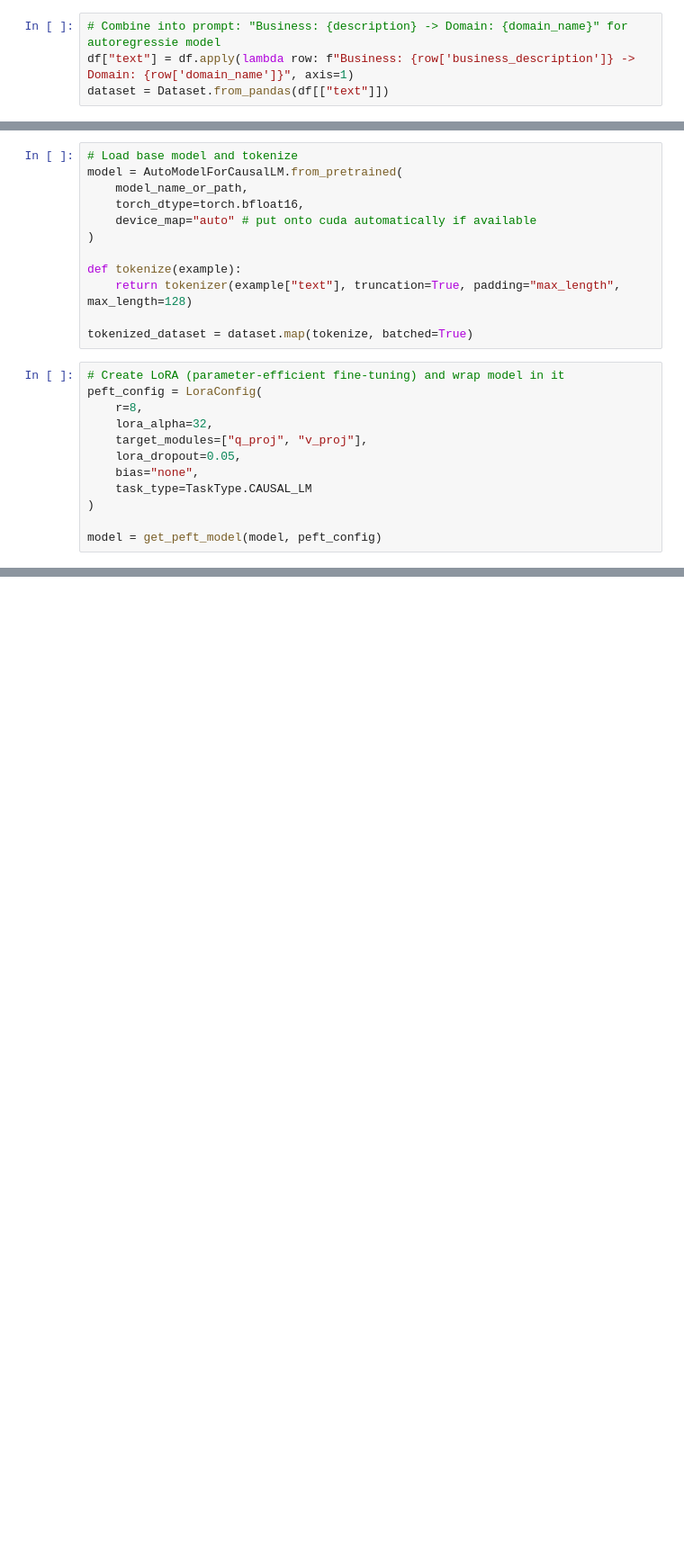
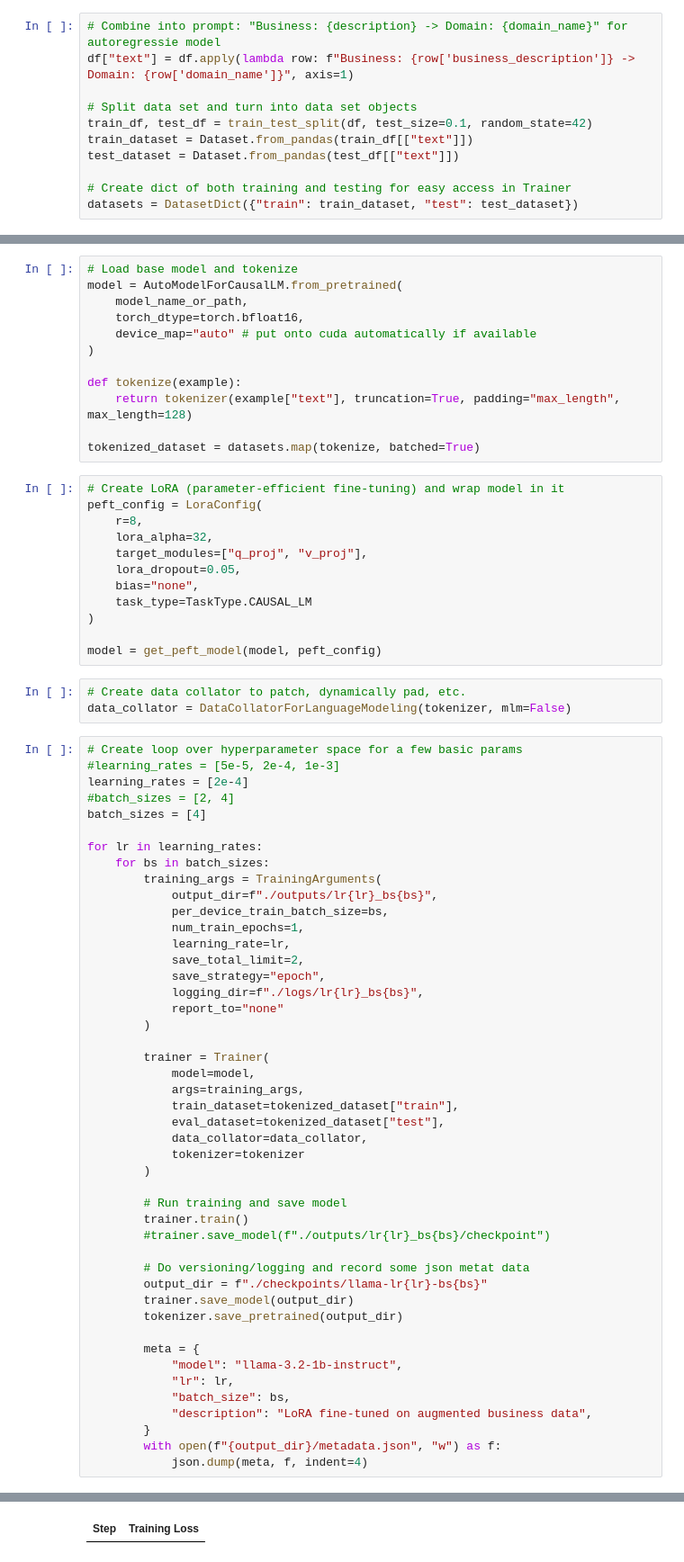
Before and after one commit to reggiebain/domain-name-generator, a Jupyter notebook: fine_tune_llm.ipynb, the cells around one changed output, grey strips where cells are left out. Shown at 90% size. Saved outputs shown, nothing was run; the diff lists cells and outputs as text; blank space fills up the shorter version.

Commit message:
Kaggle Notebook | fine_tune_llm | try hyperparam loop

```diff
--- a/fine_tune_llm.ipynb
+++ b/fine_tune_llm.ipynb
@@ -31,4 +33,11 @@ E0000 00:00:1753538376.899594      36 cuda_blas.cc:1418] Unable to register cuBL
 # %%
 # Combine into prompt: "Business: {description} -> Domain: {domain_name}" for autoregressie model
 df["text"] = df.apply(lambda row: f"Business: {row['business_description']} -> Domain: {row['domain_name']}", axis=1)
-dataset = Dataset.from_pandas(df[["text"]])
+
+# Split data set and turn into data set objects
+train_df, test_df = train_test_split(df, test_size=0.1, random_state=42)
+train_dataset = Dataset.from_pandas(train_df[["text"]])
+test_dataset = Dataset.from_pandas(test_df[["text"]])
+
+# Create dict of both training and testing for easy access in Trainer
+datasets = DatasetDict({"train": train_dataset, "test": test_dataset})
@@ -55,7 +56,7 @@ model = AutoModelForCausalLM.from_pretrained(
 def tokenize(example):
     return tokenizer(example["text"], truncation=True, padding="max_length", max_length=128)
 
-tokenized_dataset = dataset.map(tokenize, batched=True)
+tokenized_dataset = datasets.map(tokenize, batched=True)
 # %%
 # Create LoRA (parameter-efficient fine-tuning) and wrap model in it
 peft_config = LoraConfig(
@@ -68,3 +69,53 @@ peft_config = LoraConfig(
 )
 
 model = get_peft_model(model, peft_config)
+# %%
+# Create data collator to patch, dynamically pad, etc.
+data_collator = DataCollatorForLanguageModeling(tokenizer, mlm=False)
+# %%
+# Create loop over hyperparameter space for a few basic params
+#learning_rates = [5e-5, 2e-4, 1e-3]
+learning_rates = [2e-4]
+#batch_sizes = [2, 4]
+batch_sizes = [4]
+
+for lr in learning_rates:
+    for bs in batch_sizes:
+        training_args = TrainingArguments(
+            output_dir=f"./outputs/lr{lr}_bs{bs}",
+            per_device_train_batch_size=bs,
+            num_train_epochs=1,
+            learning_rate=lr,
+            save_total_limit=2,
+            save_strategy="epoch",
+            logging_dir=f"./logs/lr{lr}_bs{bs}",
+            report_to="none"
+        )
+
+        trainer = Trainer(
+            model=model,
+            args=training_args,
+            train_dataset=tokenized_dataset["train"],
+            eval_dataset=tokenized_dataset["test"],
+            data_collator=data_collator,
+            tokenizer=tokenizer
+        )
+
+        # Run training and save model
+        trainer.train()
+        #trainer.save_model(f"./outputs/lr{lr}_bs{bs}/checkpoint")
+
+        # Do versioning/logging and record some json metat data
+        output_dir = f"./checkpoints/llama-lr{lr}-bs{bs}"
+        trainer.save_model(output_dir)
+        tokenizer.save_pretrained(output_dir)
+
+        meta = {
+            "model": "llama-3.2-1b-instruct",
+            "lr": lr,
+            "batch_size": bs,
+            "description": "LoRA fine-tuned on augmented business data",
+        }
+        with open(f"{output_dir}/metadata.json", "w") as f:
+            json.dump(meta, f, indent=4)
+# %% [output]
@@ -71 +124,2 @@ model = get_peft_model(model, peft_config)
+| Step | Training Loss |
 # %%
```
Also changed, not shown: parts of 6 cells of this notebook.
